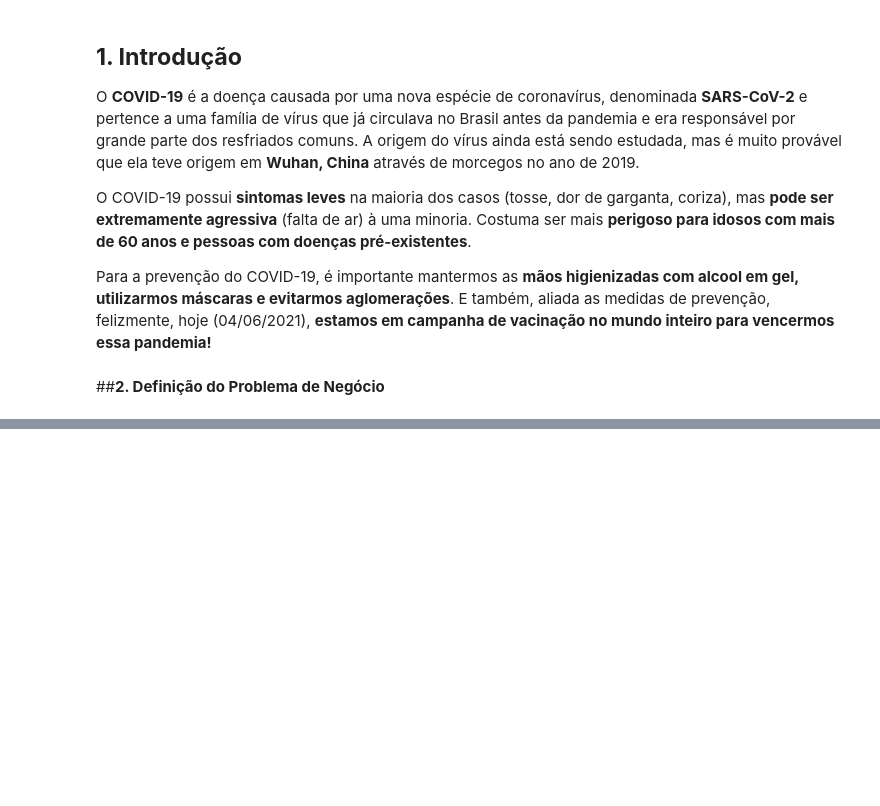
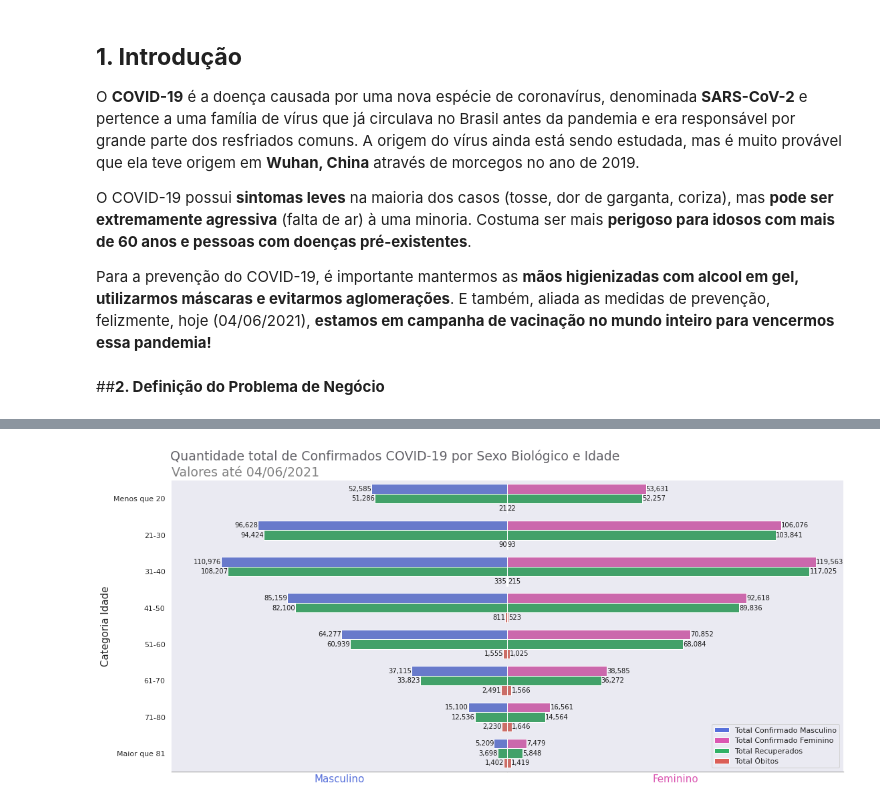
Before and after one commit to gustavolq/Bootcamp-DataScience-Alura, a Jupyter notebook: Modulo_02/Projeto/Analise_Covid_SC.ipynb, the cells around one changed output, grey strips where cells are left out. Cells and saved outputs as stored; diff of their text form; code cells hidden in the pictures; blank space fills up the shorter version.

```diff
--- a/Modulo_02/Projeto/Analise_Covid_SC.ipynb
+++ b/Modulo_02/Projeto/Analise_Covid_SC.ipynb
@@ -72,0 +462,11 @@ A tabela de dados de pacientes confirmados com COVID-19 foi extraída do [Portal
+# %%
+def separa_tabela(sexo) :
+  tabela = sexo_idade[sexo_idade.columns[sexo_idade.columns.str.contains(f'{sexo}')]]
+  tabela.columns = ['Total', 'Recuperado', 'Obito']
+  tabela.reset_index(inplace = True)
+  tabela = tabela.melt(id_vars='idade_categoria', value_vars = ['Total', 'Recuperado', 'Obito'])
+  tabela.rename(columns = {'variable' : 'Tipo', 'value' : 'Quantidade'}, inplace = True)
+  return tabela
+
+sexo_idade_feminino = separa_tabela('Feminino')
+sexo_idade_masculino = separa_tabela('Masculino')
@@ -72,0 +499,51 @@ A tabela de dados de pacientes confirmados com COVID-19 foi extraída do [Portal
+# %%
+fig, axes = plt.subplots(1, 2, figsize = (18,8), sharey = True)
+plt.subplots_adjust(wspace=0, hspace=0)
+
+sns.barplot(data=sexo_idade_masculino, x='Quantidade',y='idade_categoria', orient='horizontal', palette = ['#5770DB', '#32B166', '#DB5F57'], ax = axes[0], hue = 'Tipo')
+sns.barplot(data=sexo_idade_feminino, x='Quantidade',y='idade_categoria', orient='horizontal', palette = ['#DB57B2','#32B166', '#DB5F57'], ax = axes[1], hue = 'Tipo')
+
+axes[0].set_xlim(0, 130000)
+axes[1].set_xlim(0, 130000)
+axes[0].invert_xaxis()
+axes[0].set_ylabel("Categoria Idade", fontsize = 15)
+axes[1].set_ylabel("")
+axes[0].set_xlabel("Masculino", fontsize = 15, color = '#5770DB')
+axes[1].set_xlabel("Feminino", fontsize = 15, color = '#DB57B2')
+axes[0].legend_.remove()
+
+rect1 = plt.Rectangle((0,0),1,1,facecolor='#5770DB')
+rect2 = plt.Rectangle((0,0),1,1,facecolor='#DB57B2')
+rect3 = plt.Rectangle((0,0),1,1,facecolor='#32B166')
+rect4 = plt.Rectangle((0,0),1,1,facecolor='#DB5F57')
+axes[1].legend((rect1, rect2, rect3, rect4), ('Total Confirmado Masculino', 'Total Confirmado Feminino', 'Total Recuperados', 'Total Óbitos'))
+
+for index_ax in range(len(axes)) :
+  if index_ax == 0 :
+    horizontal = 'right'
+    vertical = 'center'
+  if index_ax == 1 :
+    horizontal = 'left'
+    vertical = 'center'
+  for p in axes[index_ax].patches :
+    width = p.get_width()
+    axes[index_ax].text(width + 1,
+            p.get_y() + p.get_height() / 2,
+            '{:,.0f}'.format(width),
+            ha = horizontal,
+            va = vertical,
+            color = '#1A1A1A',
+            fontsize = 10)
+
+  axes[index_ax].spines['bottom'].set_color('darkgrey')
+  axes[index_ax].spines['left'].set_visible(False)
+  axes[index_ax].spines['right'].set_visible(False)
+  axes[index_ax].spines['top'].set_visible(False)
+  axes[index_ax].set_xticks([])
+
+fig.suptitle('Quantidade total de Confirmados COVID-19 por Sexo Biológico e Idade', fontsize = 19, color = '#646369', x = 0.383, y = 0.96)
+axes[0].set_title('Valores até 04/06/2021', loc = 'left', fontsize = 19, color = '#828282')
+
+plt.show()
+# %% [output]
+[figure, added]
```
Also changed, not shown: parts of 89 cells of this notebook.
